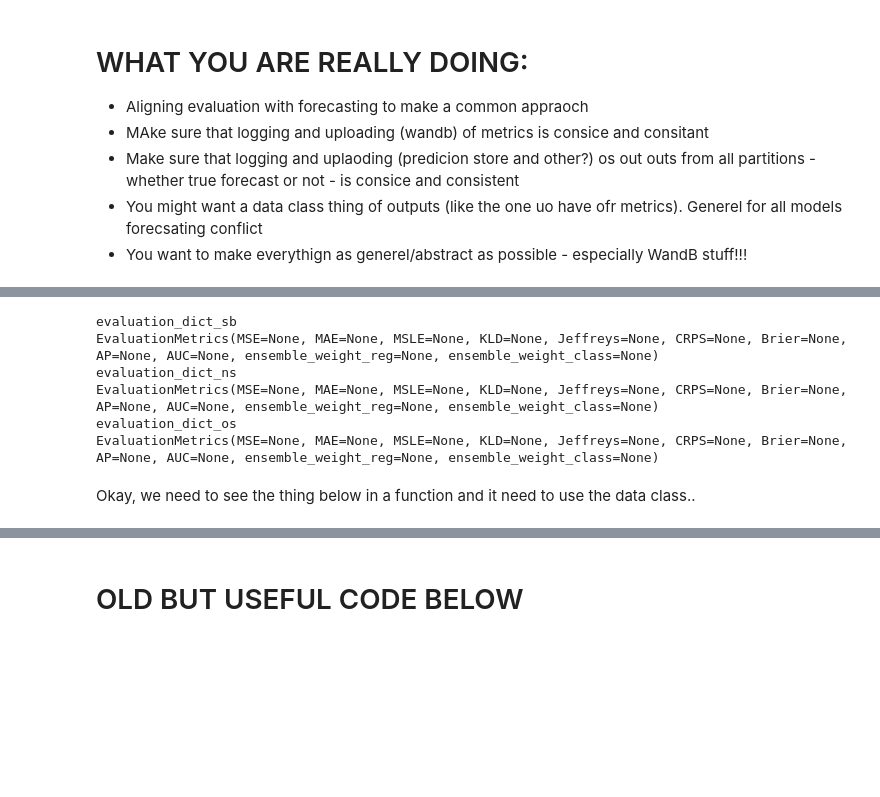
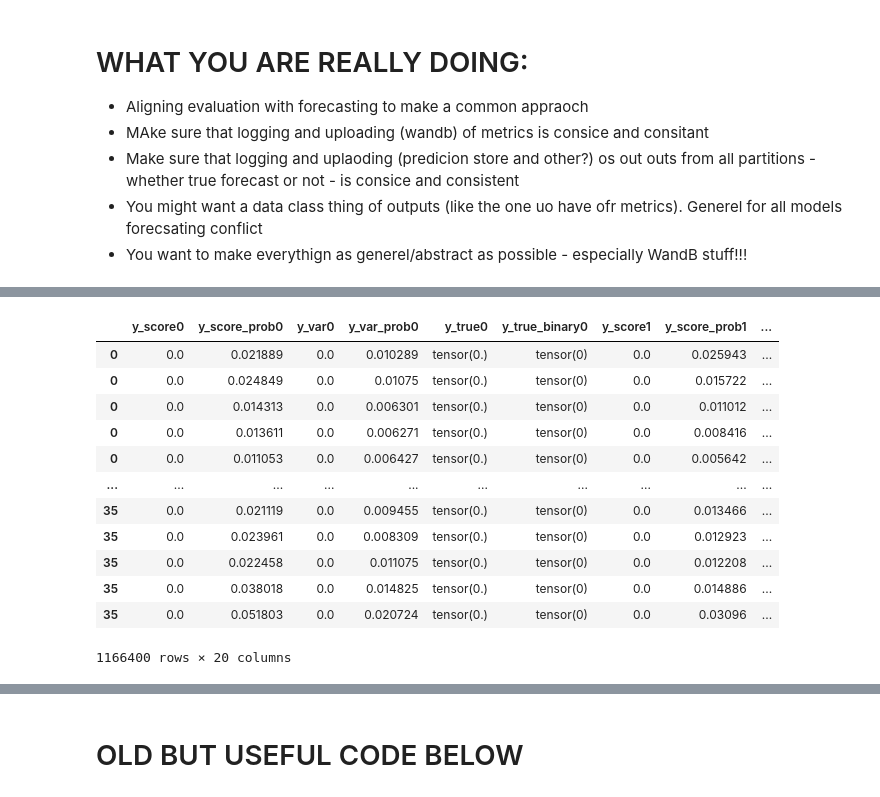
Before and after one commit to prio-data/views_pipeline, a Jupyter notebook: models/purple_alien/notebooks/test_to_prediction_store.ipynb, the cells around one changed output, grey strips where cells are left out. Drawn from its saved outputs; the diff is of its cells as text; code cells hidden in the pictures; blank space fills up the shorter version.

Commit message:
output data class seems to work - but pg and c unverified.

```diff
--- a/models/purple_alien/notebooks/test_to_prediction_store.ipynb
+++ b/models/purple_alien/notebooks/test_to_prediction_store.ipynb
@@ -219,14 +334 @@ for i in range(mean_array.shape[0]): #  0 of mean array is the temporal dim
     log_dict_list.append(log_dict)
-# %%
-for i in dict_of_evel_dicts.keys():
-    print(i)
-    print(dict_of_evel_dicts[i]['step01'])
-# %% [output]
-evaluation_dict_sb
-EvaluationMetrics(MSE=None, MAE=None, MSLE=None, KLD=None, Jeffreys=None, CRPS=None, Brier=None, AP=None, AUC=None, ensemble_weight_reg=None, ensemble_weight_class=None)
-evaluation_dict_ns
-EvaluationMetrics(MSE=None, MAE=None, MSLE=None, KLD=None, Jeffreys=None, CRPS=None, Brier=None, AP=None, AUC=None, ensemble_weight_reg=None, ensemble_weight_class=None)
-evaluation_dict_os
-EvaluationMetrics(MSE=None, MAE=None, MSLE=None, KLD=None, Jeffreys=None, CRPS=None, Brier=None, AP=None, AUC=None, ensemble_weight_reg=None, ensemble_weight_class=None)
-# %% [markdown]
-Okay, we need to see the thing below in a function and it need to use the data class..
@@ -297,0 +389,29 @@ for i in range(mean_array.shape[0]): #  0 of mean array is the temporal dim
+# %%
+# rename the columns so that the onse in df_test2 ends with a 0 and the ones in df_test3 ends with a 1. don't change the pg_id and c_id
+df_sb.columns = [f"{i}0" if i != "pg_id" and i != "c_id" else i for i in df_sb.columns]
+df_ns.columns = [f"{i}1" if i != "pg_id" and i != "c_id" else i for i in df_ns.columns]
+df_os.columns = [f"{i}2" if i != "pg_id" and i != "c_id" else i for i in df_os.columns]
+
+# drop the pg_id and c_id columns from df_ns and df_os - bc concat is faster than merge when they are sorted the same way.
+df_sb = df_sb.drop(columns=["pg_id", "c_id"])
+df_ns = df_ns.drop(columns=["pg_id", "c_id"])
+
+
+# merge the dataframes
+df_full = pd.concat([df_sb, df_ns, df_os], axis=1)
+
+df_full
+# %% [output]
+|  | y_score0 | y_score_prob0 | y_var0 | y_var_prob0 | y_true0 | y_true_binary0 | y_score1 | y_score_prob1 | ... |
+| 0 | 0.0 | 0.021889 | 0.0 | 0.010289 | tensor(0.) | tensor(0) | 0.0 | 0.025943 | ... |
+| 0 | 0.0 | 0.024849 | 0.0 | 0.01075 | tensor(0.) | tensor(0) | 0.0 | 0.015722 | ... |
+| 0 | 0.0 | 0.014313 | 0.0 | 0.006301 | tensor(0.) | tensor(0) | 0.0 | 0.011012 | ... |
+| 0 | 0.0 | 0.013611 | 0.0 | 0.006271 | tensor(0.) | tensor(0) | 0.0 | 0.008416 | ... |
+| 0 | 0.0 | 0.011053 | 0.0 | 0.006427 | tensor(0.) | tensor(0) | 0.0 | 0.005642 | ... |
+| ... | ... | ... | ... | ... | ... | ... | ... | ... | ... |
+| 35 | 0.0 | 0.021119 | 0.0 | 0.009455 | tensor(0.) | tensor(0) | 0.0 | 0.013466 | ... |
+| 35 | 0.0 | 0.023961 | 0.0 | 0.008309 | tensor(0.) | tensor(0) | 0.0 | 0.012923 | ... |
+| 35 | 0.0 | 0.022458 | 0.0 | 0.011075 | tensor(0.) | tensor(0) | 0.0 | 0.012208 | ... |
+| 35 | 0.0 | 0.038018 | 0.0 | 0.014825 | tensor(0.) | tensor(0) | 0.0 | 0.014886 | ... |
+| 35 | 0.0 | 0.051803 | 0.0 | 0.020724 | tensor(0.) | tensor(0) | 0.0 | 0.03096 | ... |
+1166400 rows × 20 columns
```
Also changed, not shown: parts of 18 cells of this notebook.
